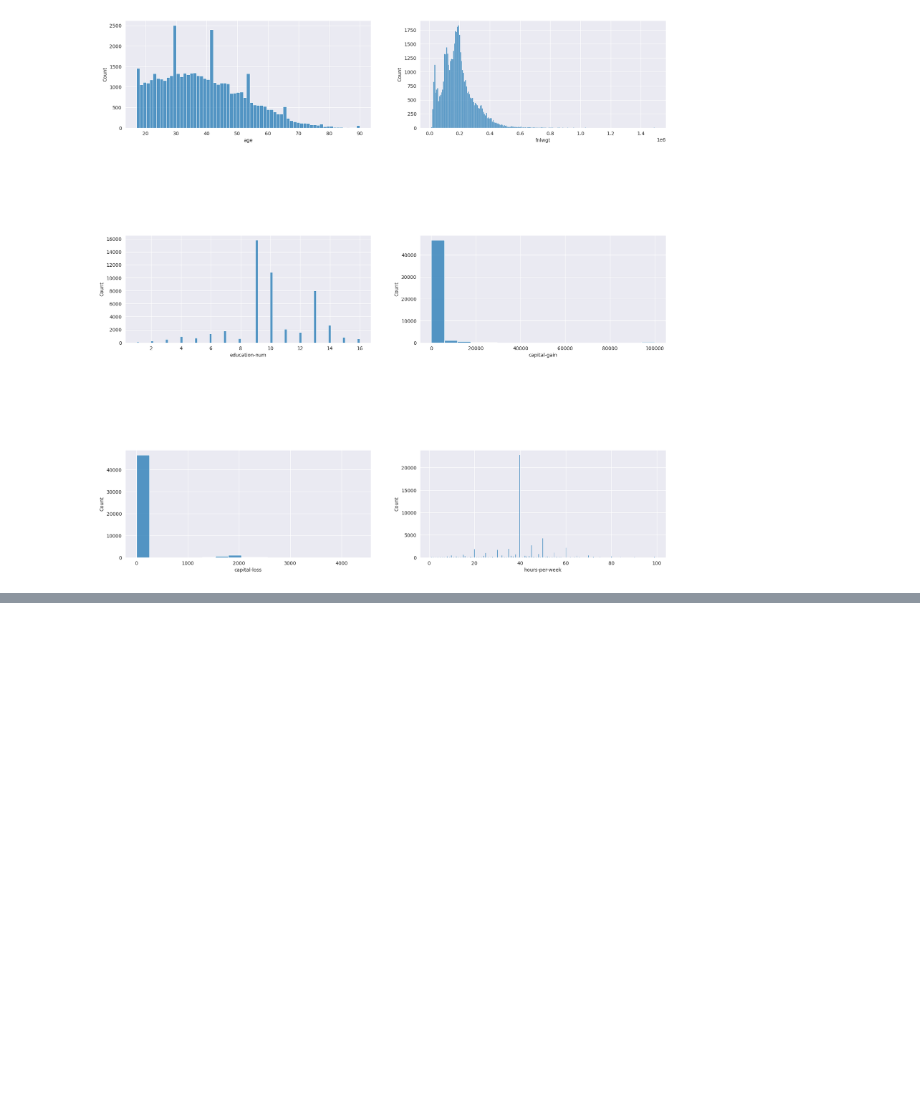
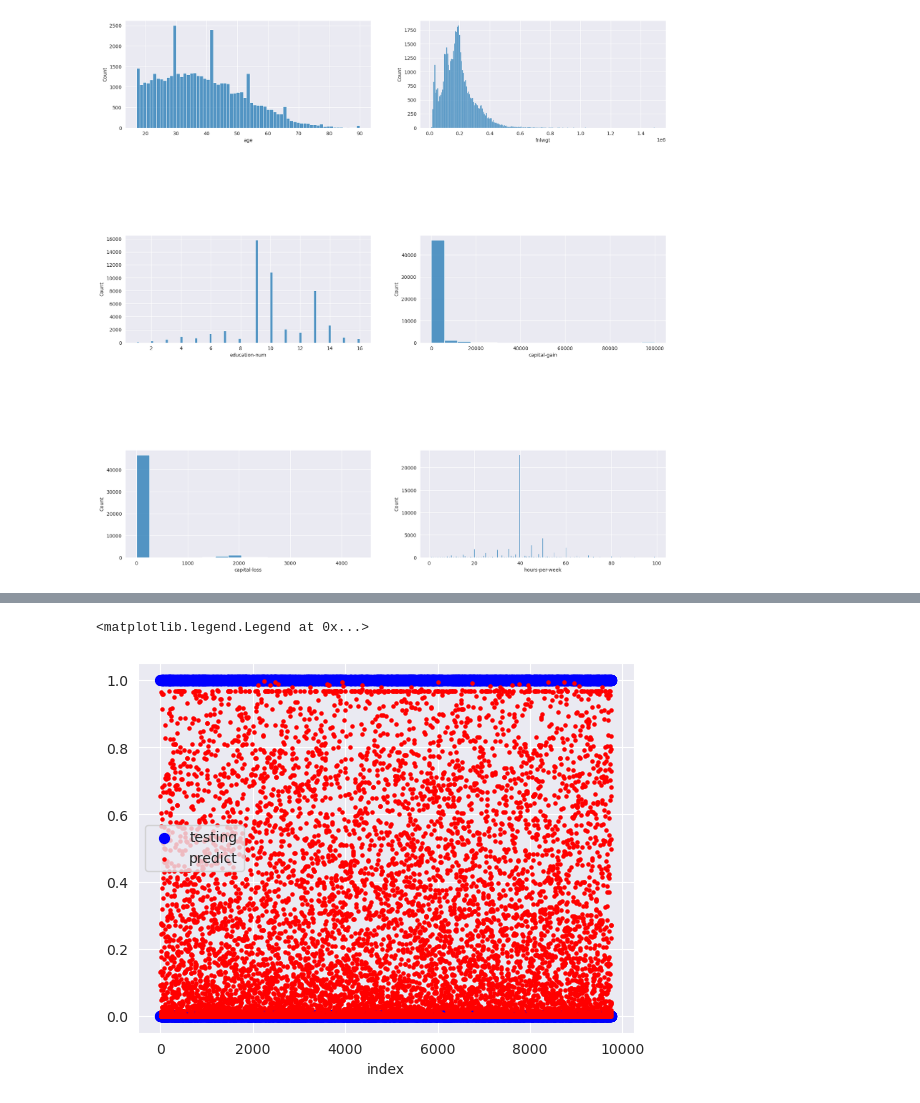
Before and after one commit to leoliscanoa/redes-neuronales, a Jupyter notebook: 00006 - census-income-regression.ipynb, the cells around one changed output, grey strips where cells are left out. Drawn from its saved outputs; the diff is of its cells as text; code cells hidden in the pictures; blank space fills up the shorter version.

```diff
--- a/00006 - census-income-regression.ipynb
+++ b/00006 - census-income-regression.ipynb
@@ -131,0 +250,7 @@ for col in numerical_features:
+# %%
+from sklearn.preprocessing import MinMaxScaler
+scalers = {}
+for col in numerical_features:
+    scalers[col] = MinMaxScaler()
+    data_processed.loc[:,col] = scalers[col].fit_transform(data_processed[col].to_numpy().reshape(-1,1))
+data_processed
@@ -131,0 +357,15 @@ for col in numerical_features:
+# %%
+# Validemos la predicción del modelo para el set de datos de pruebas
+print("Predicting values")
+predict = modelo.predict(x_testing)
+# Grafiquemos lo obtenido
+dataset_predict = pd.DataFrame(predict, columns=['y_predict'])
+dataset_testing = pd.DataFrame(y_testing, columns=['y_testing'])
+final = pd.concat([dataset_predict, dataset_testing], ignore_index=False, sort=False)
+fig, ax = plt.subplots()
+plt.xlabel("index")
+ax.scatter(final.index, final['y_testing'], color='blue', label='testing', s=50)
+ax.scatter(final.index, final['y_predict'], color='red', label='predict', s=5)
+ax.grid(True)
+plt.legend()
+# %% [output]
@@ -131,0 +374,2 @@ for col in numerical_features:
+<matplotlib.legend.Legend at 0x...>
+[figure, added]
```
Also changed, not shown: parts of 25 cells of this notebook.
